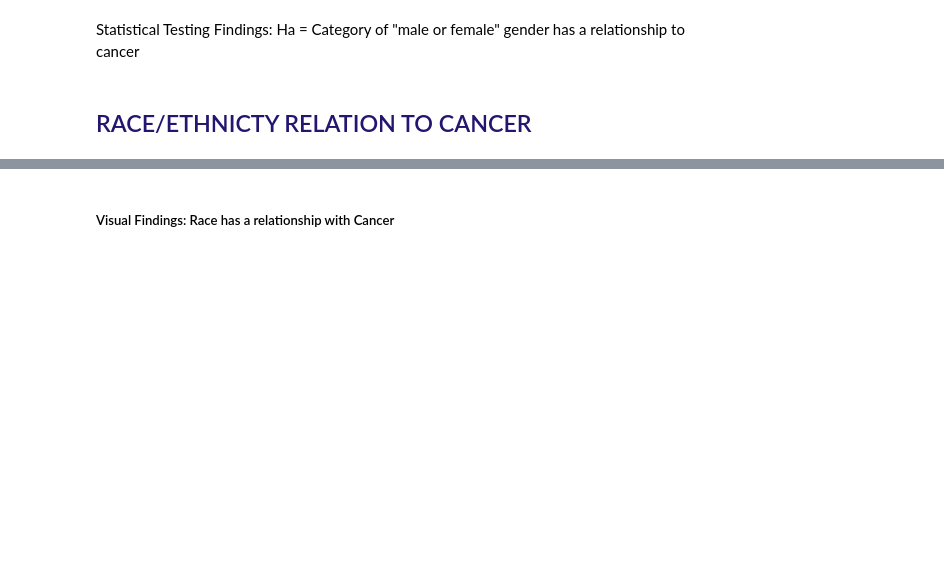
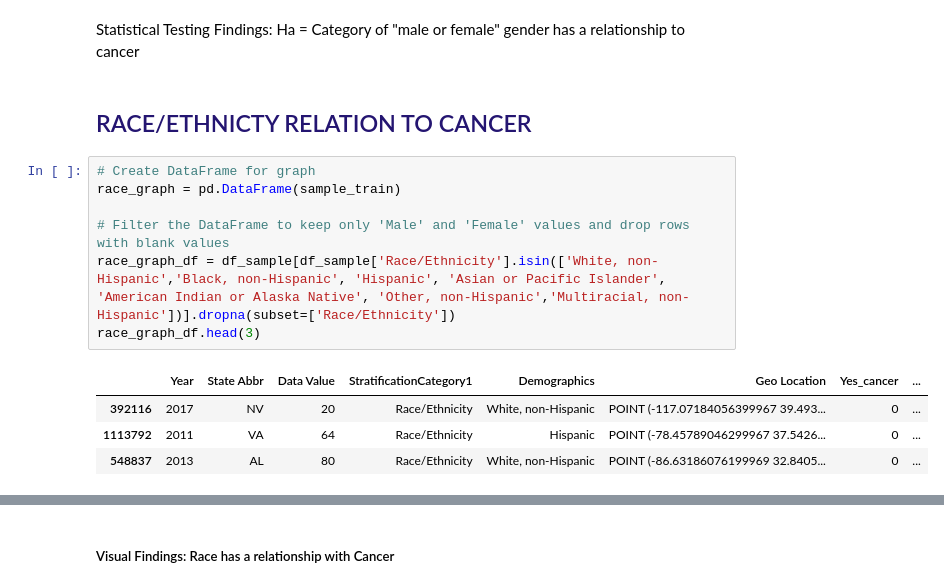
Before and after one commit to annie-carter/DHHS_chronic_disease_indicators, a Jupyter notebook: explore_dhhs_cdi.ipynb, the cells around one changed output, grey strips where cells are left out. Cells and saved outputs as stored; diff of their text form; blank space fills up the shorter version.

```diff
--- a/explore_dhhs_cdi.ipynb
+++ b/explore_dhhs_cdi.ipynb
@@ -609,6 +620,18 @@ We reject the null
 Statistical Testing Findings: Ha = Category of "male or female" gender has a relationship to cancer
 # %% [markdown]
 ## <span style ='color:#241571'>RACE/ETHNICTY RELATION TO CANCER
+# %%
+# Create DataFrame for graph
+race_graph = pd.DataFrame(sample_train)
+
+# Filter the DataFrame to keep only 'Male' and 'Female' values and drop rows with blank values
+race_graph_df = df_sample[df_sample['Race/Ethnicity'].isin(['White, non-Hispanic','Black, non-Hispanic', 'Hispanic', 'Asian or Pacific Islander', 'American Indian or Alaska Native', 'Other, non-Hispanic','Multiracial, non-Hispanic'])].dropna(subset=['Race/Ethnicity'])
+race_graph_df.head(3)
+# %% [output]
+|  | Year | State Abbr | Data Value | StratificationCategory1 | Demographics | Geo Location | Yes_cancer | ... |
+| 392116 | 2017 | NV | 20 | Race/Ethnicity | White, non-Hispanic | POINT (-117.07184056399967 39.493... | 0 | ... |
+| 1113792 | 2011 | VA | 64 | Race/Ethnicity | Hispanic | POINT (-78.45789046299967 37.5426... | 0 | ... |
+| 548837 | 2013 | AL | 80 | Race/Ethnicity | White, non-Hispanic | POINT (-86.63186076199969 32.8405... | 0 | ... |
 # %%
 # Assuming you have a DataFrame 'df_sample' with the required data
 new_labels = {'no cancer': 'No Cancer', 'cancer': 'Cancer'}
```
Also changed, not shown: parts of 6 cells of this notebook.
